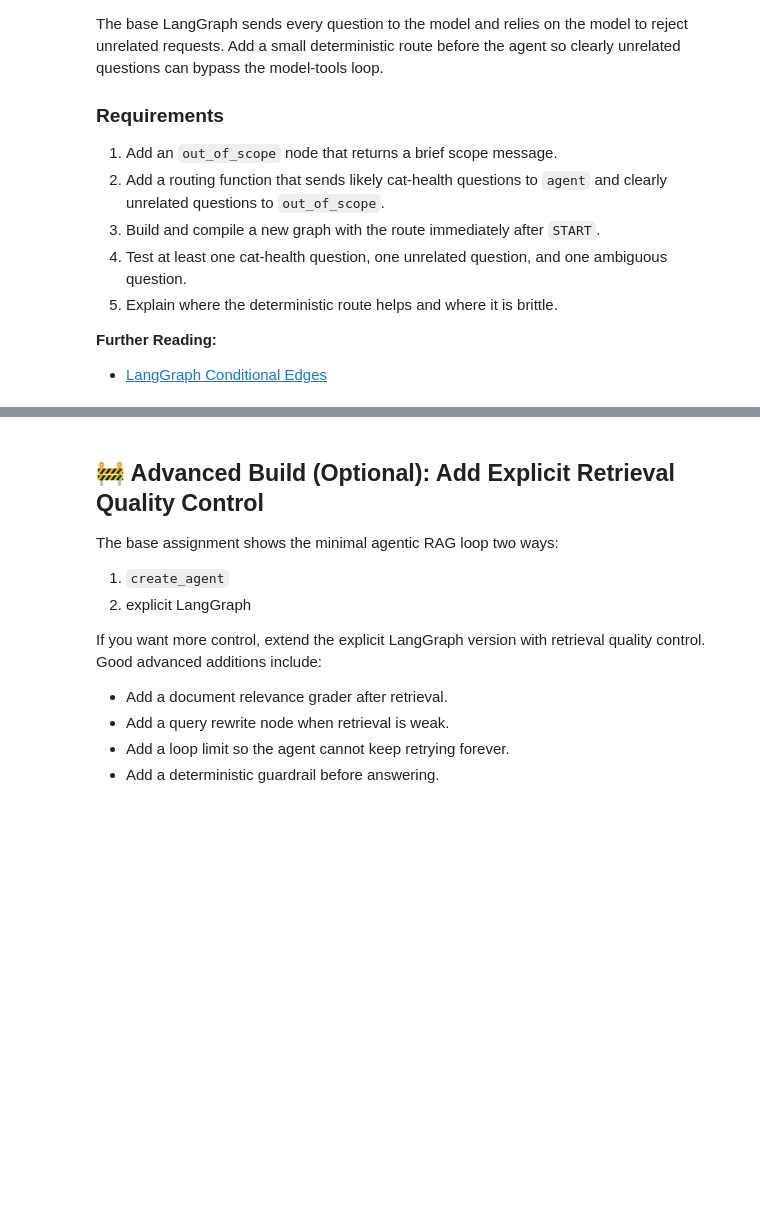
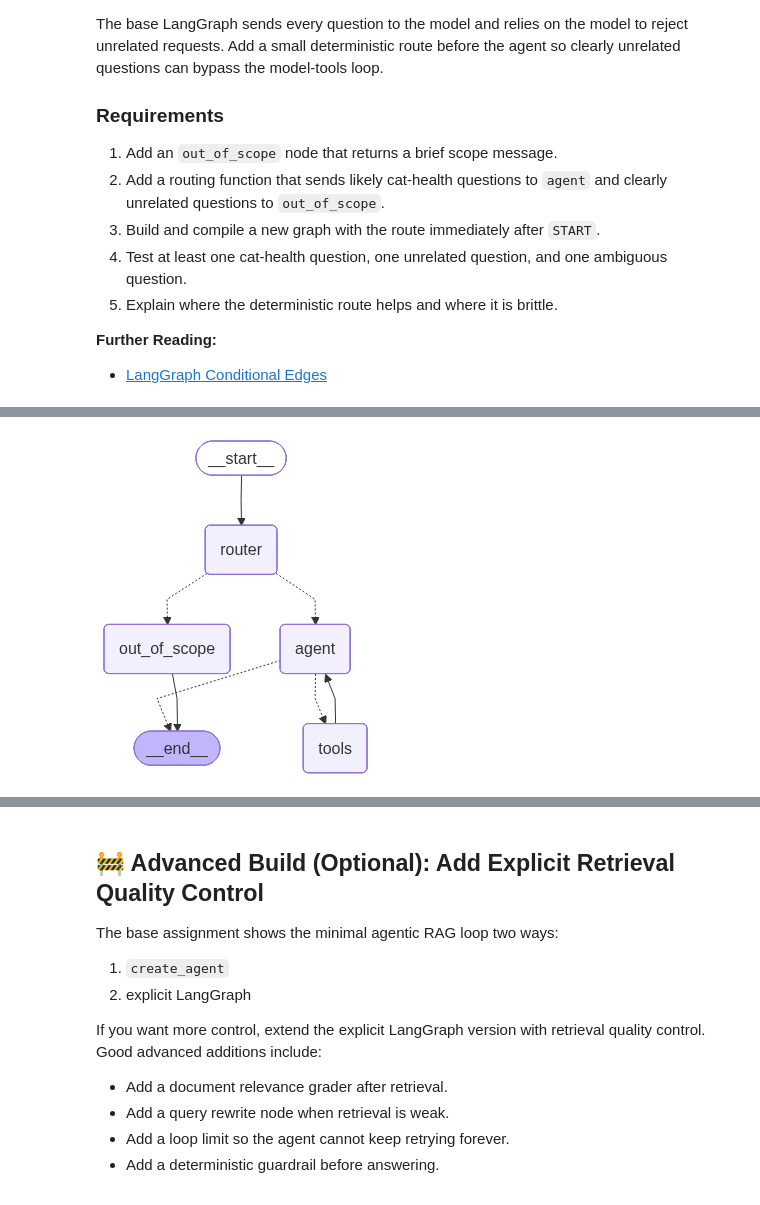
Before and after one commit to wiguo/The-AI-Engineering-Certification-v1.0, a Jupyter notebook: 02_Agentic_RAG_LangGraph_LangChain/01_Cat_Health_Agentic_RAG_LangGraph_LangChain.ipynb, the cells around one changed output, grey strips where cells are left out. Saved outputs shown, nothing was run; the diff lists cells and outputs as text; code cells hidden in the pictures; blank space fills up the shorter version.

```diff
--- a/02_Agentic_RAG_LangGraph_LangChain/01_Cat_Health_Agentic_RAG_LangGraph_LangChain.ipynb
+++ b/02_Agentic_RAG_LangGraph_LangChain/01_Cat_Health_Agentic_RAG_LangGraph_LangChain.ipynb
@@ -635,15 +813,28 @@ def out_of_scope(state: MessagesState):
     return {"messages": [AIMessage(content=OUT_OF_SCOPE_MESSAGE)]}
 
 
-# Reuse call_model and the retriever ToolNode from Task 6; add the out_of_scope node
-# and a deterministic route right after START.
+def router(state: MessagesState):
+    """Explicit pass-through router node placed right after START.
+
+    The branch decision is made by route_scope, attached to this node as a
+    conditional edge; the node itself does not change state. Modeling the router
+    as its own node makes the graph read as
+    START -> router -> (out_of_scope | agent).
+    """
+    return {}
+
+
+# Reuse call_model and the retriever ToolNode from Task 6. Add an explicit router
+# node right after START, then branch deterministically to out_of_scope or agent.
 routed_builder = StateGraph(MessagesState)
+routed_builder.add_node("router", router)
+routed_builder.add_node("out_of_scope", out_of_scope)
 routed_builder.add_node("agent", call_model)
 routed_builder.add_node("tools", ToolNode([retriever_tool], handle_tool_errors=True))
-routed_builder.add_node("out_of_scope", out_of_scope)
 
+routed_builder.add_edge(START, "router")
 routed_builder.add_conditional_edges(
-    START,
+    "router",
     route_scope,
     {"agent": "agent", "out_of_scope": "out_of_scope"},
 )
@@ -664,6 +855,11 @@ def print_routed_stream(question: str):
     for chunk in routed_agent.stream(inputs, stream_mode="updates"):
         for node_name, update in chunk.items():
             print(f"\n--- Update from node: {node_name} ---")
+            # Some streamed steps (e.g. routing) emit a None update; guard against it.
+            if update is None:
+                print("No state update returned.")
+                continue
+
             messages = update.get("messages", [])
             if not messages:
                 print(update)
@@ -690,3 +904,15 @@ print_routed_stream("Is it normal for him to sleep most of the day and eat less?
+# %%
+# Visualize the scope-routed LangGraph agent.
+# Compared to Task 6, this graph adds an `out_of_scope` node and a deterministic
+# route right after START (cat-health -> agent, clearly unrelated -> out_of_scope).
+try:
+    display(Image(routed_agent.get_graph().draw_mermaid_png()))
+except Exception as exc:
+    print("Could not render Mermaid PNG. Mermaid source follows:\n")
+    print(routed_agent.get_graph().draw_mermaid())
+    print(f"\nRender error: {exc}")
+# %% [output]
+[figure, added]
 # %% [markdown]
 ### 📝 Activity #2 Notes
 
```
Also changed, not shown: parts of 22 cells of this notebook.
